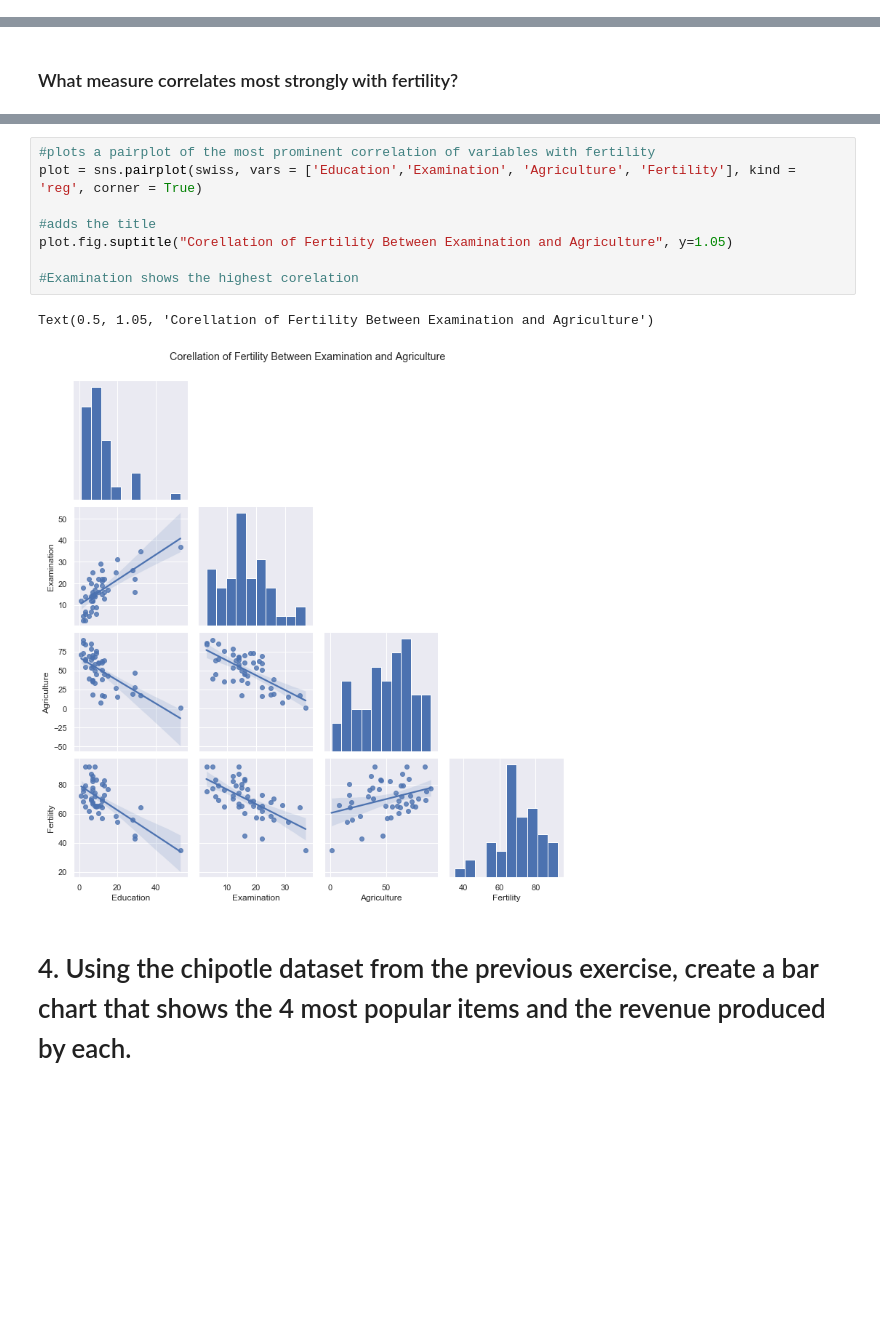
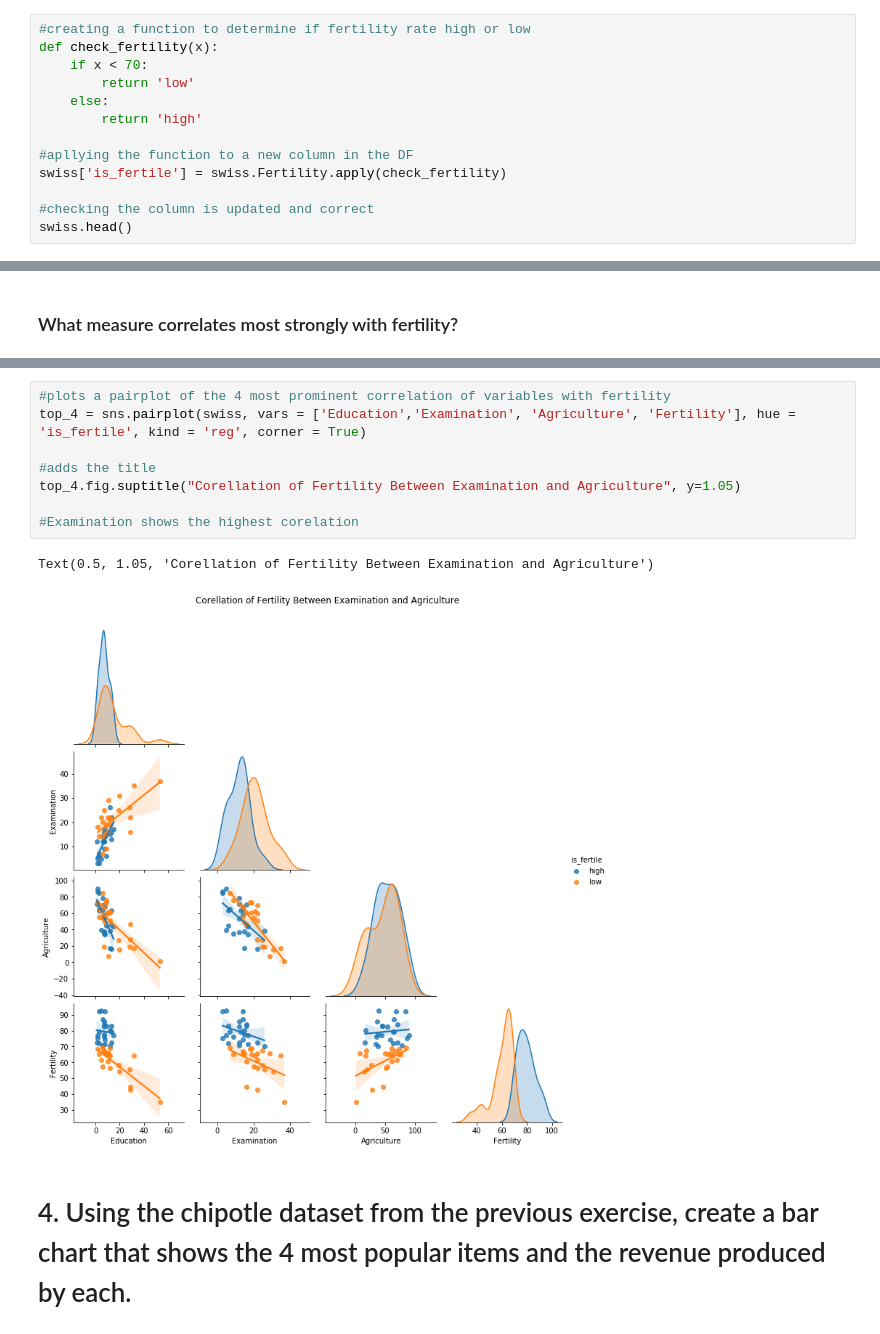
Before and after one commit to ThompsonBethany01/numpy-pandas-visualization-exercises, a Jupyter notebook: seaborn_exercises.ipynb, the cells around one changed output, grey strips where cells are left out. Drawn from its saved outputs; the diff is of its cells as text; blank space fills up the shorter version.

```diff
--- a/seaborn_exercises.ipynb
+++ b/seaborn_exercises.ipynb
@@ -218,3 +244,16 @@ swiss.head()
 | Neuveville | 76.9 | 43.5 | 17 | 15 | 5.16 | 20.6 | False |
 # %% [markdown]
 ### Does whether or not a province is Catholic influence fertility?
+# %%
+#creating a function to determine if fertility rate high or low
+def check_fertility(x):
+    if x < 70:
+        return 'low'
+    else:
+        return 'high'
+
+#apllying the function to a new column in the DF
+swiss['is_fertile'] = swiss.Fertility.apply(check_fertility)
+
+#checking the column is updated and correct
+swiss.head()
@@ -231,14 +291,14 @@ sns.lmplot(x = 'Catholic', y = 'Infant.Mortality', hue = 'is_catholic', data=swi
 # %%
-#plots a pairplot of the most prominent correlation of variables with fertility
-plot = sns.pairplot(swiss, vars = ['Education','Examination', 'Agriculture', 'Fertility'], kind = 'reg', corner = True)
+#plots a pairplot of the 4 most prominent correlation of variables with fertility
+top_4 = sns.pairplot(swiss, vars = ['Education','Examination', 'Agriculture', 'Fertility'], hue = 'is_fertile', kind = 'reg', corner = True)
 
 #adds the title
-plot.fig.suptitle("Corellation of Fertility Between Examination and Agriculture", y=1.05)
+top_4.fig.suptitle("Corellation of Fertility Between Examination and Agriculture", y=1.05)
 
 #Examination shows the highest corelation
 # %% [output]
 Text(0.5, 1.05, 'Corellation of Fertility Between Examination and Agriculture')
-[figure, old version]
+[figure, new version]
 # %% [markdown]
 # 4. Using the chipotle dataset from the previous exercise, create a bar chart that shows the 4 most popular items and the revenue produced by each.
 # %%
```
Also changed, not shown: parts of 36 cells of this notebook.
